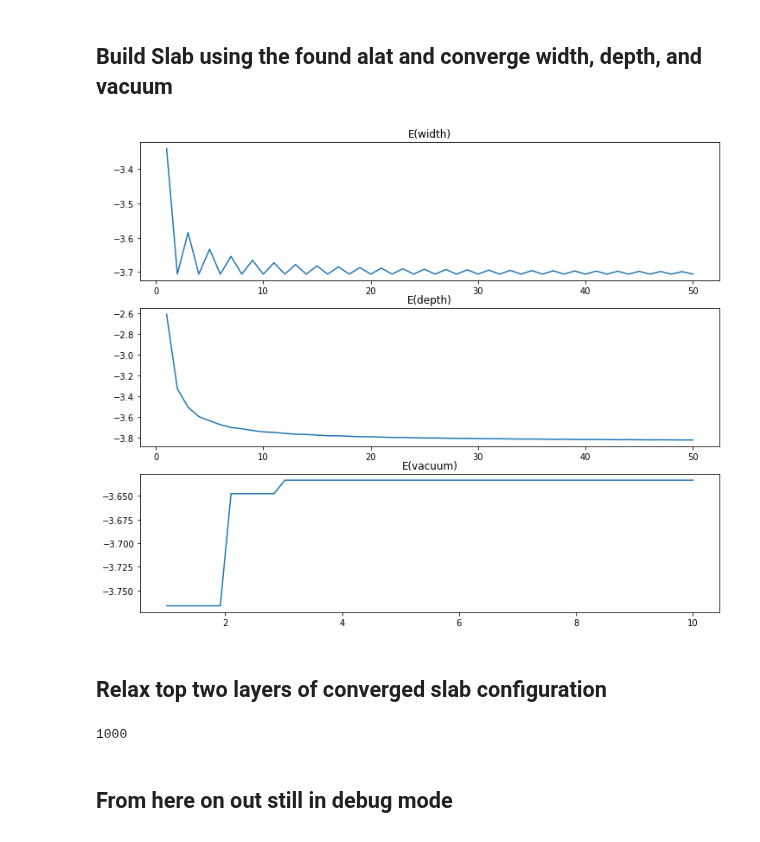
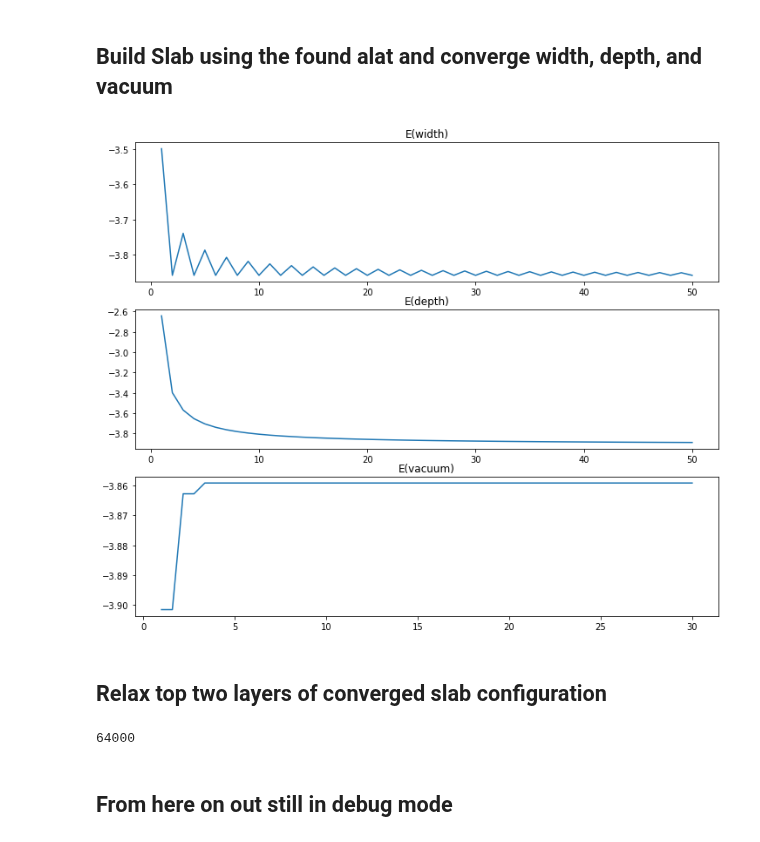
Before and after one commit to simonbatzner/electron-density, a Jupyter notebook: EAM/Diffusion_EAM.ipynb, the cells around one changed output. Drawn from its saved outputs; the diff is of its cells as text; code cells hidden in the pictures.

```diff
--- a/EAM/Diffusion_EAM.ipynb
+++ b/EAM/Diffusion_EAM.ipynb
@@ -458,18 +475,18 @@ Relaxed lattice parameter: 3.8900000298
 ## Build Slab using the found alat and converge width, depth, and vacuum
 # %%
 # defaults used for converging other params
-width_def = 5
-depth_def = 5
+width_def = 20
+depth_def = 20
 vacuum_def = 10
 
 # maxima for convergence
 width_max = 50
 depth_max = 50
-vacuum_max = 10
+vacuum_max = 30
 
 converge_slab(el=el, alat = alat_relax)
 # %% [output]
-[figure, old version]
+[figure, new version]
 # %% [markdown]
 ## Relax top two layers of converged slab configuration
 # %%
@@ -483,9 +500,10 @@ print(slab.get_number_of_atoms())
 
 # center along z-axis
 slab.center(vacuum=vacuum, axis=2)
+ase.io.write('slab_unrelaxed.cif', slab)
 structure = Struc(ase2struc(slab))
 # %% [output]
-1000
+64000
 # %% [markdown]
 ## From here on out still in debug mode
 # %%
```
Also changed, not shown: parts of 30 cells of this notebook, 4 other files.
